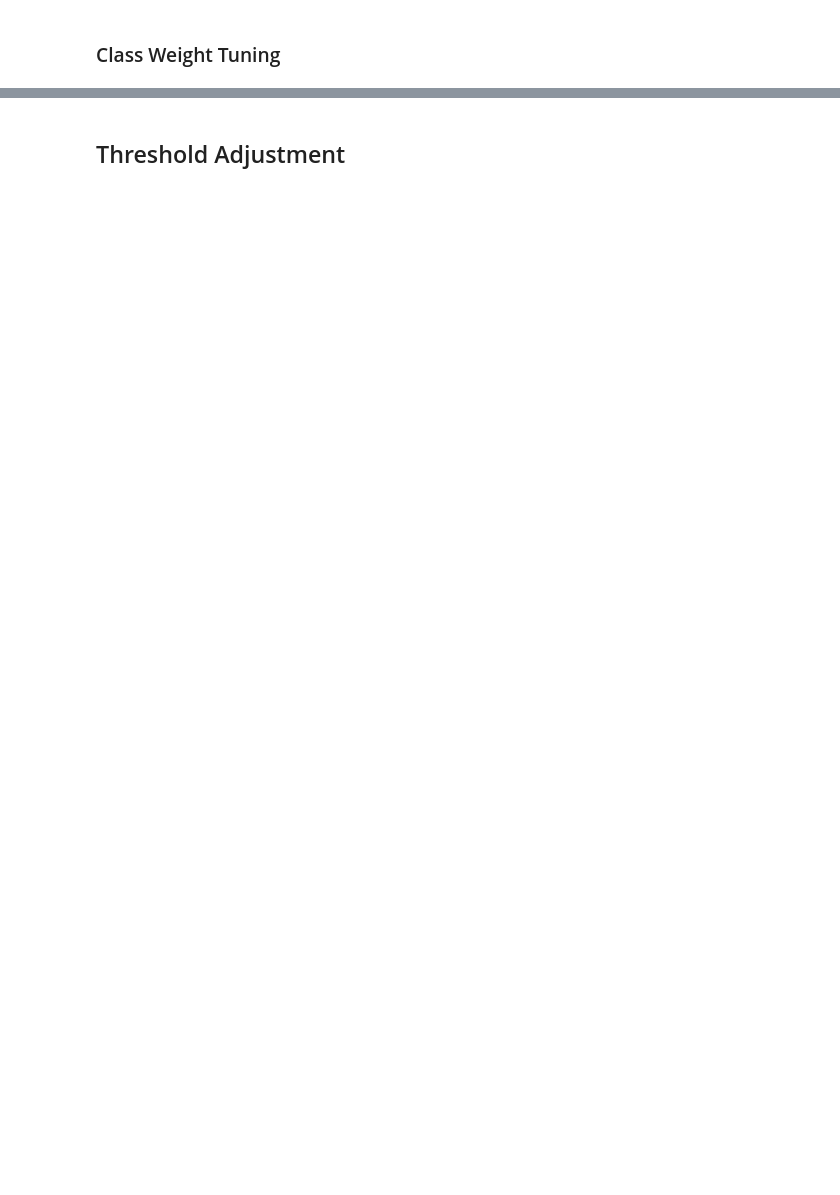
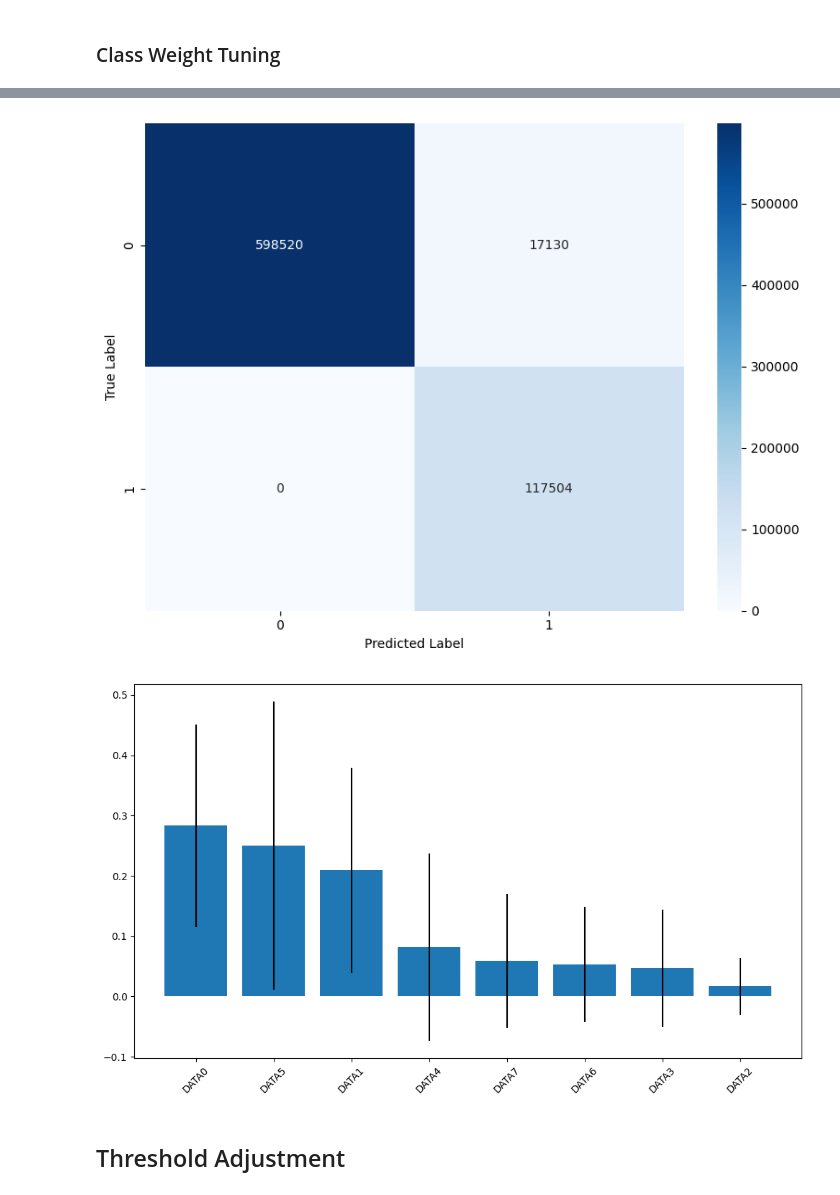
Before and after one commit to pranav-k-jha/kaggle-notebooks, a Jupyter notebook: cav-ml-prediction-model.ipynb, the cells around one changed output, grey strips where cells are left out. Cells and saved outputs as stored; diff of their text form; code cells hidden in the pictures; blank space fills up the shorter version.

```diff
--- a/cav-ml-prediction-model.ipynb
+++ b/cav-ml-prediction-model.ipynb
@@ -1029,10 +1048,11 @@ plt.tight_layout()
 plt.savefig(os.path.join("confusion_matrix_rf_2.pdf"), format="pdf", bbox_inches='tight')
 plt.show()
 
-Plot feature importances
+# Plot feature importances
 plt.figure(figsize=(10, 6))
 plt.bar(fi_df['Feature'], fi_df['Importance'], yerr=fi_df['Std'])
 plt.xticks(rotation=45)
 plt.tight_layout()
 plt.savefig(os.path.join("feature_imp_rf.pdf"), format="pdf", bbox_inches='tight')
 plt.show()
+# %% [output]
@@ -1039,3 +1075,5 @@ plt.show()
+[figure, added]
+[figure, added]
 # %% [markdown]
 ## Threshold Adjustment
 # %%
```
Also changed, not shown: parts of 3 cells of this notebook.
